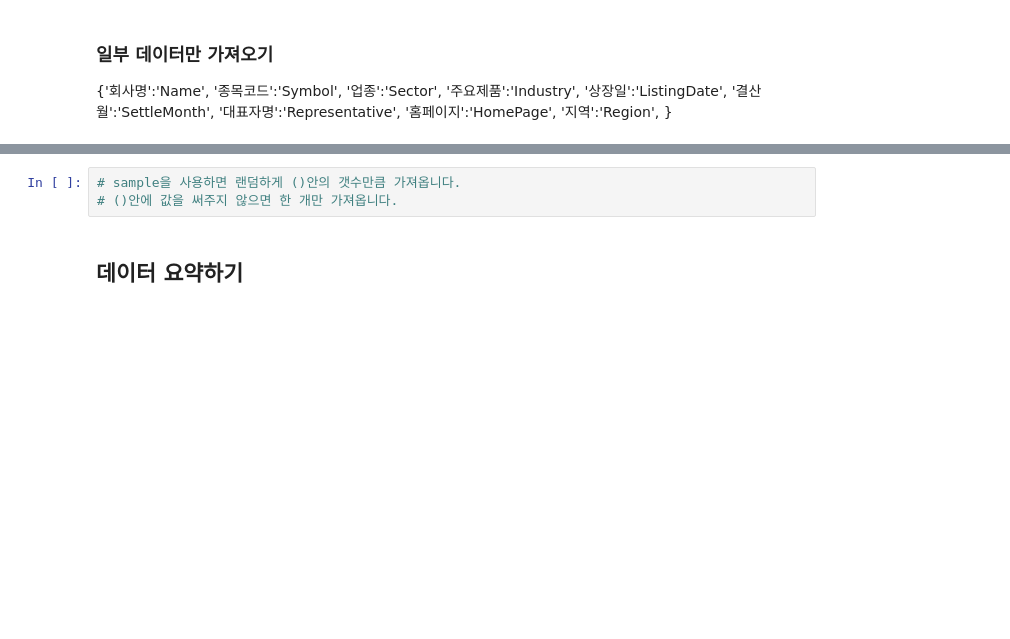
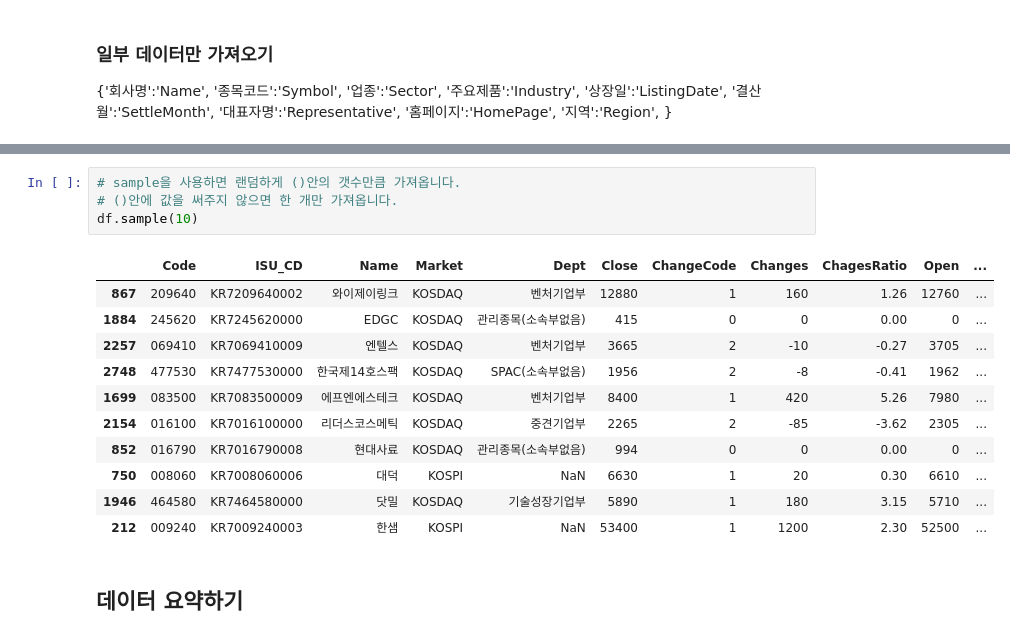
Before and after one commit to neguri0235/finance-data-analysis, a Jupyter notebook: 2.2. KRX 전체 종목분석-input.ipynb, the cells around one changed output, grey strips where cells are left out. Saved outputs shown, nothing was run; the diff lists cells and outputs as text; blank space fills up the shorter version.

```diff
--- a/2.2. KRX 전체 종목분석-input.ipynb
+++ b/2.2. KRX 전체 종목분석-input.ipynb
@@ -122,6 +138,19 @@ df
 # %%
 # sample을 사용하면 랜덤하게 ()안의 갯수만큼 가져옵니다.
 # ()안에 값을 써주지 않으면 한 개만 가져옵니다.
+df.sample(10)
+# %% [output]
+|  | Code | ISU_CD | Name | Market | Dept | Close | ChangeCode | Changes | ChagesRatio | Open | ... |
+| 867 | 209640 | KR7209640002 | 와이제이링크 | KOSDAQ | 벤처기업부 | 12880 | 1 | 160 | 1.26 | 12760 | ... |
+| 1884 | 245620 | KR7245620000 | EDGC | KOSDAQ | 관리종목(소속부없음) | 415 | 0 | 0 | 0.00 | 0 | ... |
+| 2257 | 069410 | KR7069410009 | 엔텔스 | KOSDAQ | 벤처기업부 | 3665 | 2 | -10 | -0.27 | 3705 | ... |
+| 2748 | 477530 | KR7477530000 | 한국제14호스팩 | KOSDAQ | SPAC(소속부없음) | 1956 | 2 | -8 | -0.41 | 1962 | ... |
+| 1699 | 083500 | KR7083500009 | 에프엔에스테크 | KOSDAQ | 벤처기업부 | 8400 | 1 | 420 | 5.26 | 7980 | ... |
+| 2154 | 016100 | KR7016100000 | 리더스코스메틱 | KOSDAQ | 중견기업부 | 2265 | 2 | -85 | -3.62 | 2305 | ... |
+| 852 | 016790 | KR7016790008 | 현대사료 | KOSDAQ | 관리종목(소속부없음) | 994 | 0 | 0 | 0.00 | 0 | ... |
+| 750 | 008060 | KR7008060006 | 대덕 | KOSPI | NaN | 6630 | 1 | 20 | 0.30 | 6610 | ... |
+| 1946 | 464580 | KR7464580000 | 닷밀 | KOSDAQ | 기술성장기업부 | 5890 | 1 | 180 | 3.15 | 5710 | ... |
+| 212 | 009240 | KR7009240003 | 한샘 | KOSPI | NaN | 53400 | 1 | 1200 | 2.30 | 52500 | ... |
 # %% [markdown]
 ## 데이터 요약하기
 # %%
```
Also changed, not shown: parts of 8 cells of this notebook.
